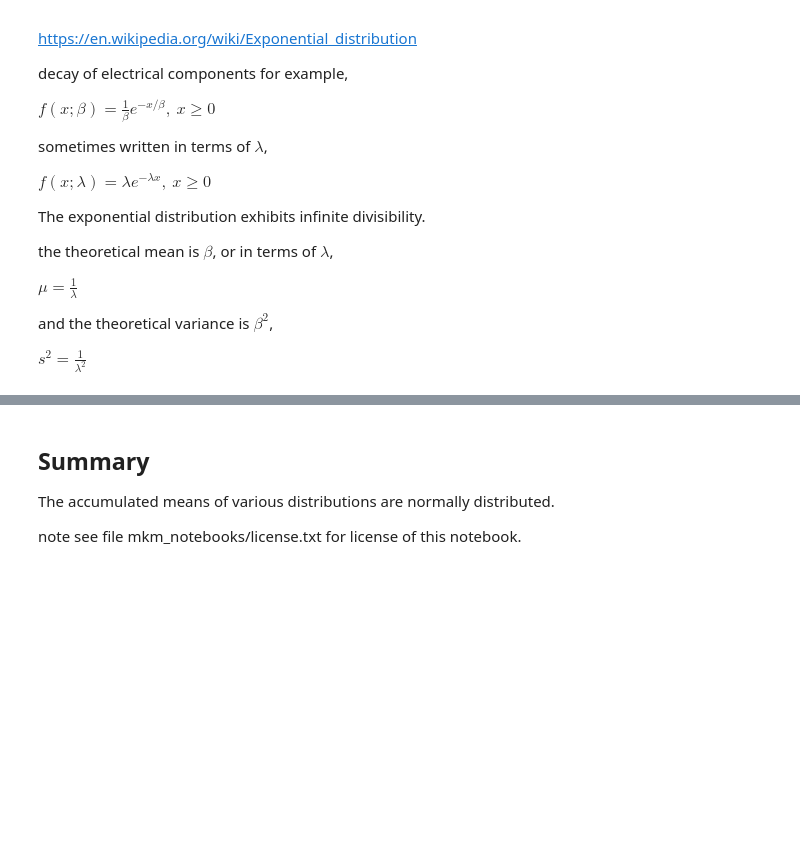
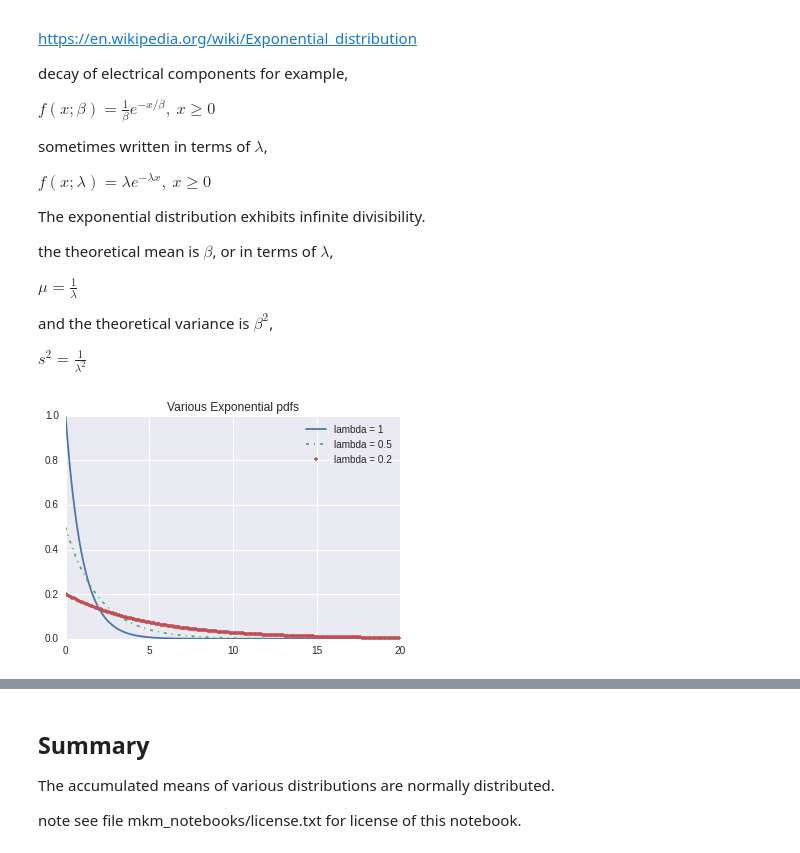
Before and after one commit to matthewmacleod/mkm_notebooks, a Jupyter notebook: ctl.ipynb, the cells around one changed output, grey strips where cells are left out. Cells and saved outputs as stored; diff of their text form; code cells hidden in the pictures; blank space fills up the shorter version.

```diff
--- a/ctl.ipynb
+++ b/ctl.ipynb
@@ -108,3 +103,19 @@ $\mu = \frac{1}{\lambda}$
 and the theoretical variance is $\beta^2$,
 
 $s^2 = \frac{1}{\lambda^2}$
+# %%
+def exponential_pdf(x, lamb=0.2):
+    if x >= 0:
+        return lamb * math.exp(-1*x*lamb)
+    else:
+        return 0.0
+# %%
+xs = [x/10.0 for x in range(0,200)]
+plt.plot(xs,[exponential_pdf(x,1) for x in xs],'-', label='lambda = 1')
+plt.plot(xs,[exponential_pdf(x,0.5) for x in xs],'-.', label='lambda = 0.5')
+plt.plot(xs,[exponential_pdf(x,0.2) for x in xs],'.', label='lambda = 0.2')
+plt.legend()
+plt.title('Various Exponential pdfs')
+plt.show()
+# %% [output]
+[figure, added]
```
Also changed, not shown: parts of 15 cells of this notebook.
